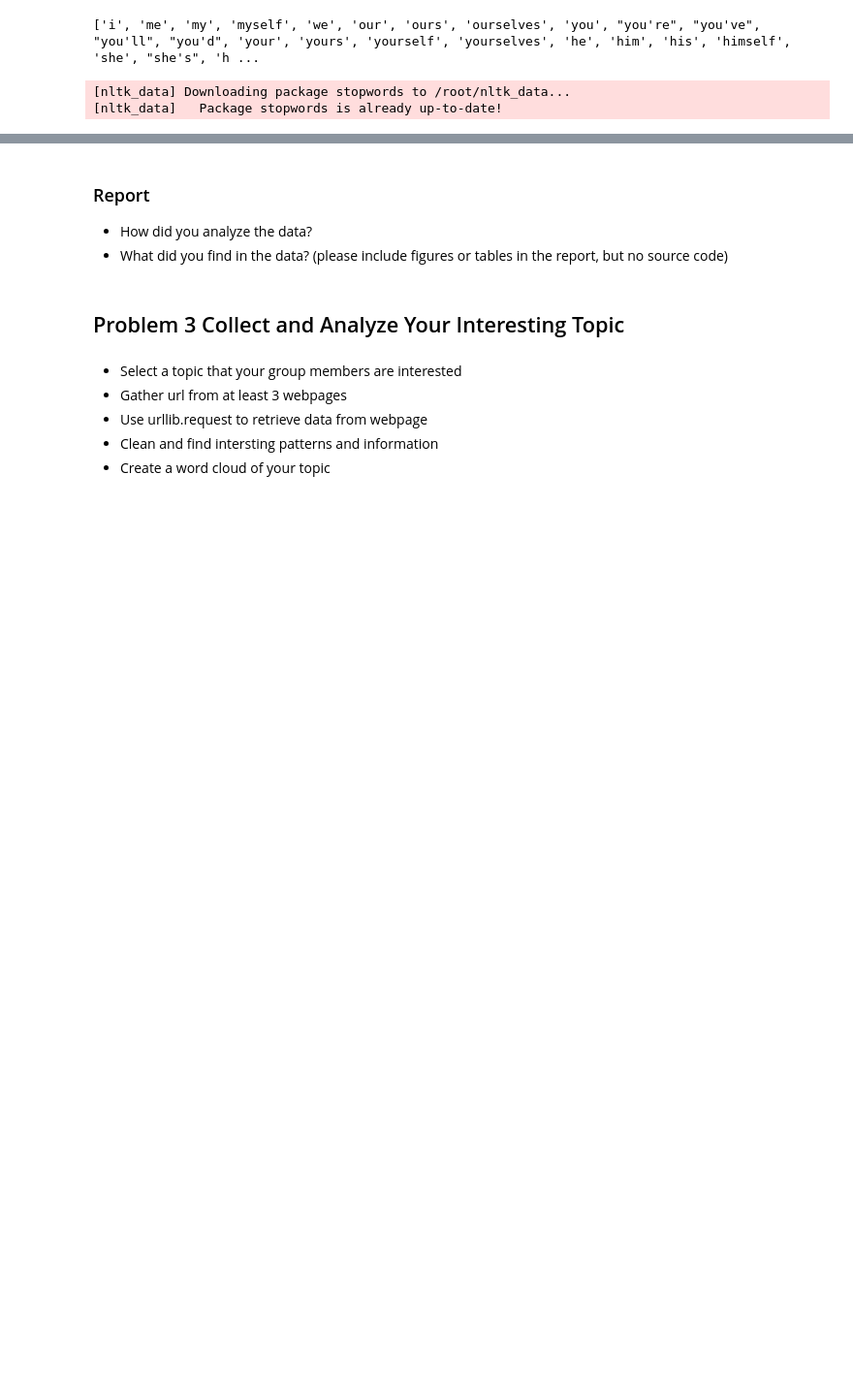
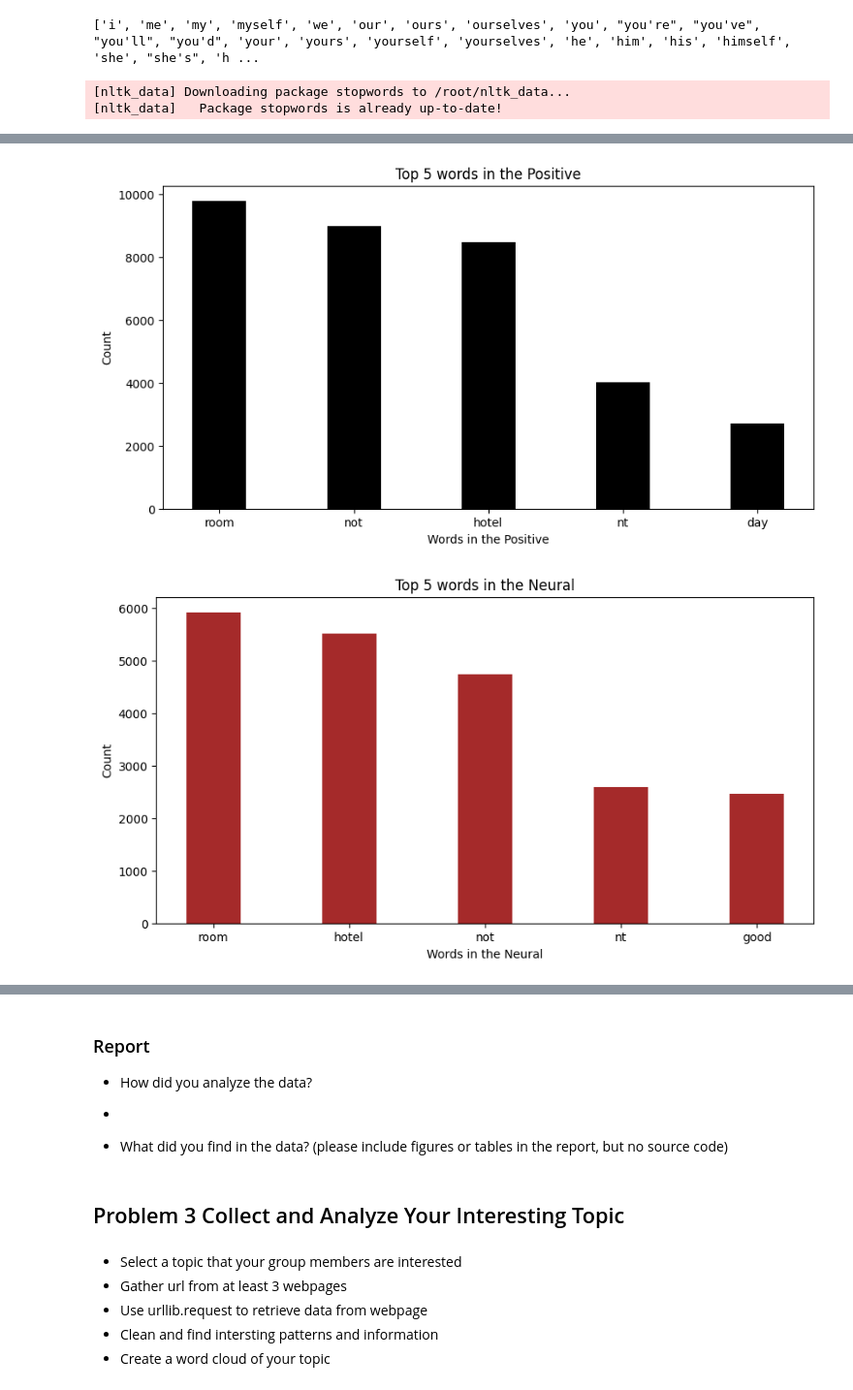
Before and after one commit to Ratchadakorn26/Data-Warehouse-and-Big-Data-Analytics-66, a Jupyter notebook: Project1_66.ipynb, the cells around one changed output, grey strips where cells are left out. Shown at 97% size. Cells and saved outputs as stored; diff of their text form; code cells hidden in the pictures; blank space fills up the shorter version.

```diff
--- a/Project1_66.ipynb
+++ b/Project1_66.ipynb
@@ -470,0 +477,41 @@ generate_word_cloud(freq_NG, 'Neutral Sentiment Word Cloud')
+# %%
+
+
+list(freq_P.items())[:25]
+freq_df=pd.DataFrame(sorted(freq_P.items(),key=lambda x:x[1],reverse=True))
+f1=freq_df[0][0:5]
+f2=freq_df[1][0:5]
+plt.figure(1,figsize=(10,5))
+plt.bar(f1,f2,color ='black',width = 0.4)
+plt.xlabel("Words in the Positive")
+plt.ylabel("Count")
+plt.title("Top 5 words in the Positive")
+plt.savefig("wordfrequency.png")
+plt.show()
+#--------------------------------------------------
+list(freq_NR.items())[:25]
+freq_df=pd.DataFrame(sorted(freq_NR.items(),key=lambda x:x[1],reverse=True))
+f1=freq_df[0][0:5]
+f2=freq_df[1][0:5]
+plt.figure(1,figsize=(10,5))
+plt.bar(f1,f2,color ='brown',width = 0.4)
+plt.xlabel("Words in the Neural")
+plt.ylabel("Count")
+plt.title("Top 5 words in the Neural")
+plt.savefig("wordfrequency.png")
+plt.show()
+#--------------------------------------------------
+list(freq_NG.items())[:25]
+freq_df=pd.DataFrame(sorted(freq_NG.items(),key=lambda x:x[1],reverse=True))
+f1=freq_df[0][0:5]
+f2=freq_df[1][0:5]
+plt.figure(1,figsize=(10,5))
+plt.bar(f1,f2,color ='r',width = 0.4)
+plt.xlabel("Words in the Negative")
+plt.ylabel("Count")
+plt.title("Top 5 words in the Negative")
+plt.savefig("wordfrequency.png")
+plt.show()
+# %% [output]
+[figure, added]
+[figure, added]
@@ -471,6 +519,7 @@ generate_word_cloud(freq_NG, 'Neutral Sentiment Word Cloud')
 # %% [markdown]
 ### Report
 * How did you analyze the data?
+ -
 * What did you find in the data? (please include figures or tables in the report, but no source code)
 # %% [markdown]
 ## Problem 3 Collect and Analyze Your Interesting Topic
```
Also changed, not shown: parts of 28 cells of this notebook.
